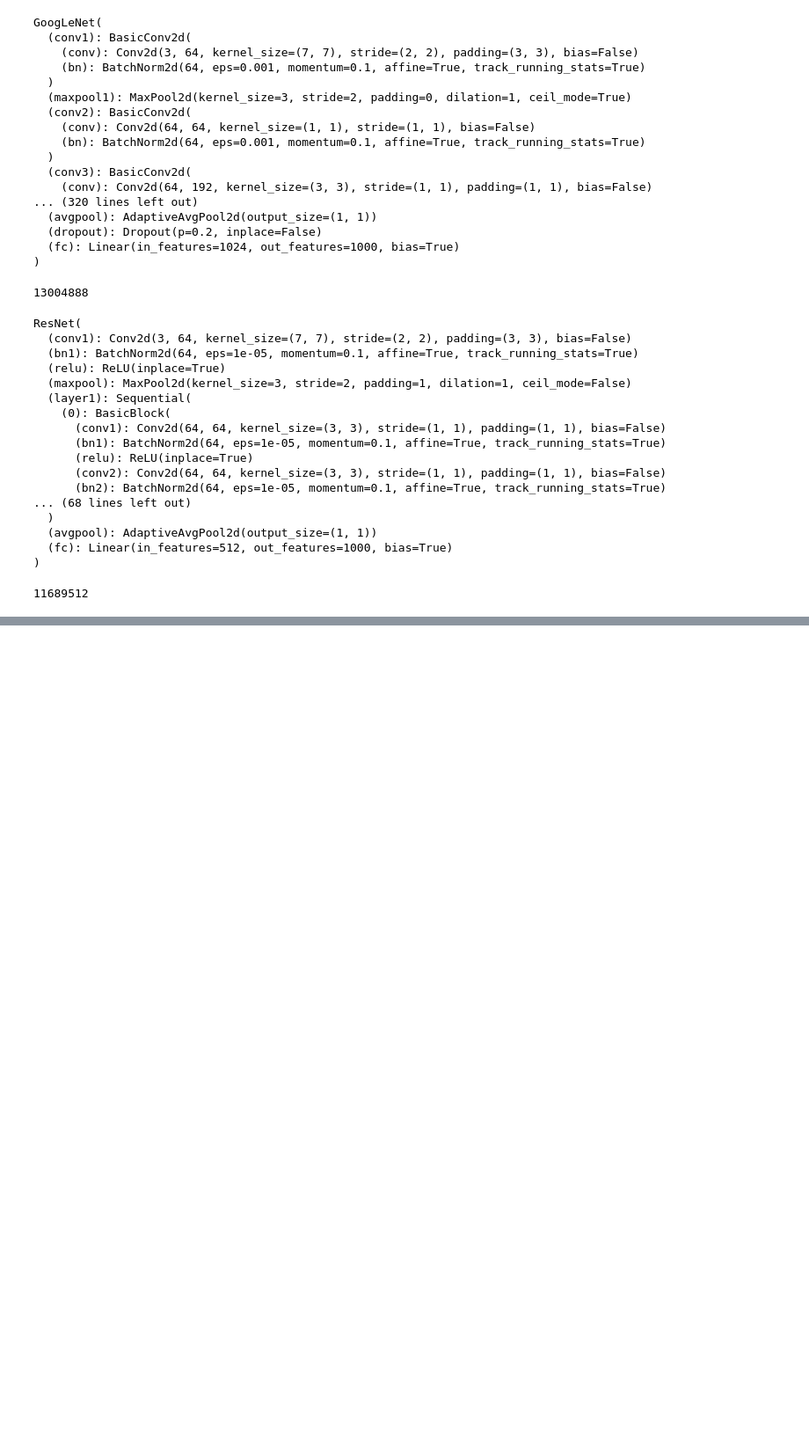
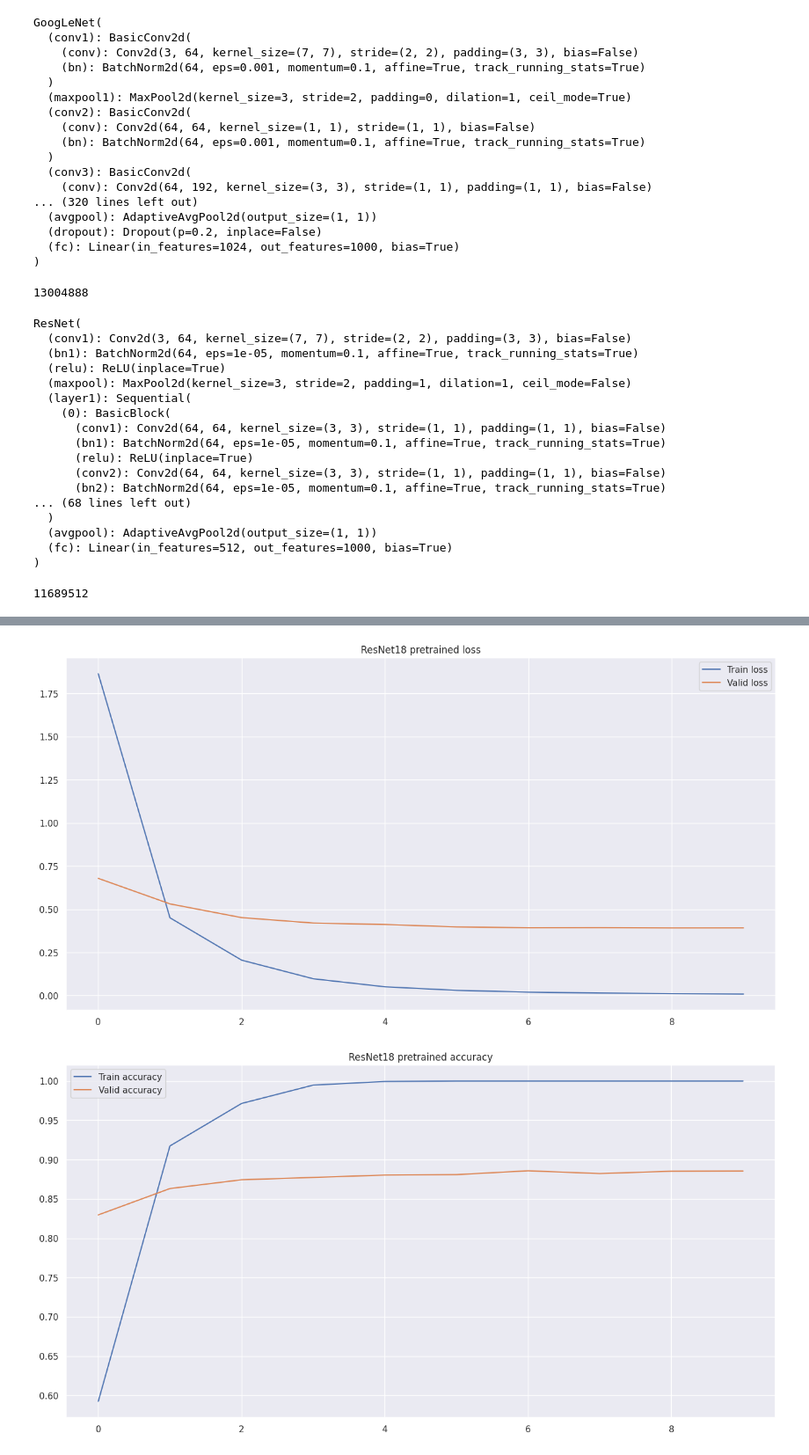
Before and after one commit to isadrtdinov/intro-to-dl-hse, a Jupyter notebook: seminars/212/04/Seminar_4_Intro_to_DL.ipynb, the cells around one changed output, grey strips where cells are left out. Shown at 88% size. Drawn from its saved outputs; the diff is of its cells as text; code cells hidden in the pictures; blank space fills up the shorter version.

```diff
--- a/seminars/212/04/Seminar_4_Intro_to_DL.ipynb
+++ b/seminars/212/04/Seminar_4_Intro_to_DL.ipynb
@@ -980,4 +1088,4 @@ fit(
 # %%
-model = resnet18(pretrained=True)
+model = resnet18(weights=ResNet18_Weights.IMAGENET1K_V1)
 
 model
@@ -988,22 +1132,25 @@ model
 # %%
 model = model.to(device)
 
-# model.requires_grad_(False)
-# model.layer4.requires_grad_(True)
-# model.fc.requires_grad_(True)
+model.requires_grad_(False)
+model.layer4.requires_grad_(True)
+model.fc.requires_grad_(True)
 
-optimizer = Adam(model.parameters(), lr=1e-3)
+# optimizer = Adam([p for p in model.parameters() if p.requires_grad], lr=1e-3)
 
-# optimizer = Adam(
-#     [
-#         {'params': model.fc.parameters(), 'lr': 1e-3},
-#         {'params': model.layer4.parameters(), 'lr': 1e-4}
-#     ]
-# )
+optimizer = Adam(
+    [
+        {'params': model.fc.parameters(), 'lr': 1e-3},
+        {'params': model.layer4.parameters(), 'lr': 1e-4}
+    ]
+)
 
 fit(
     model,
     train_loader, valid_loader,
     optimizer, loss_fn, device, 10, 'ResNet18 pretrained'
 )
+# %% [output]
+[figure, added]
+[figure, added]
 # %%
```
Also changed, not shown: parts of 23 cells of this notebook, 2 other files.
